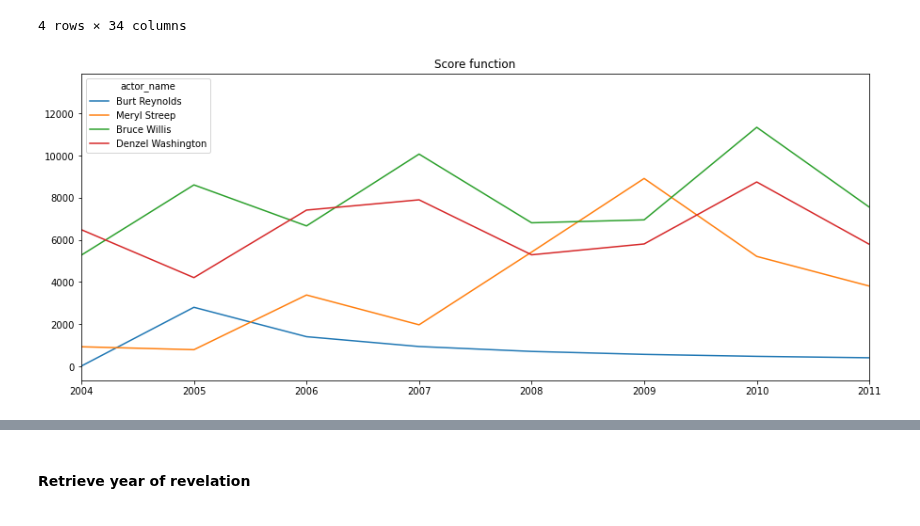
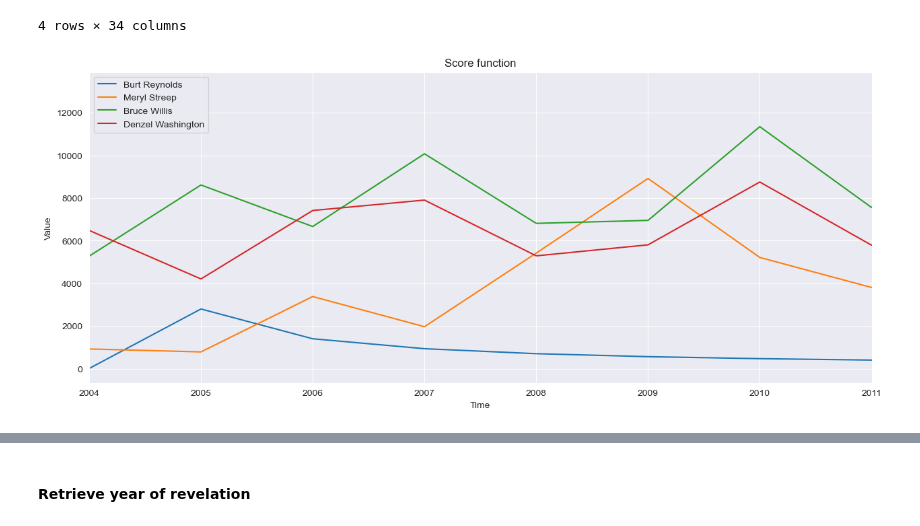
Before and after one commit to epfl-ada/ada-2022-project-dadalife, a Jupyter notebook: preprocessing.ipynb, the cells around one changed output, grey strips where cells are left out. Drawn from its saved outputs; the diff is of its cells as text; code cells hidden in the pictures.

```diff
--- a/preprocessing.ipynb
+++ b/preprocessing.ipynb
@@ -32,10 +32,12 @@ HTML("""
 # 1. Load the CMU data
 # %%
 DATA_PATH = './raw_data'
+IMAGE_PATH = './images'
 CHAR_PATH = os.path.join(DATA_PATH, 'character.metadata.tsv')
 ETHNICITIES_PATH = os.path.join(DATA_PATH, 'ethnicities.csv')
 MOVIE_PATH = os.path.join(DATA_PATH, 'movie.metadata.tsv')
 THE_NUMBERS_PATH = os.path.join(DATA_PATH, 'actors_xxxx_the_numbers')
+GOOGLE_TREND_PATH = os.path.join(DATA_PATH, 'google_trends_to_python.csv')
 # %% [markdown]
 ## 1.1 Characters dataset
 # %%
@@ -446,14 +446,16 @@ feature_wiki_ID = {
 
 def get_freebase_feature_movie(row, value, op, n_lim, feature):
     """
-    Euuuh does Freebase stuff out of other stuff.
+    Queries Freebase to get some features about a movie, to check correctness of some weird looking data.
 
-    :param row:
-    :param value:
-    :param op:
-    :param n_lim:
-    :param feature:
-    :return:
+    :param row: Entry of DataFrame representing a movie
+    :param value: Value in our dataset, is the value of the given feature of the movie
+    :param op: Operator to set a limit to which comparisons to make
+    :param n_lim: Actual limit, so we don't check every single movie.
+    :param feature: Which Freebase feature to check
+    :return: The updated value if there was a mistake in our dataset
+
+    Example: get_freebase_feature_movie(row, row['m_runtime'], '<', 5, 'runtime') will check whether movies that appear to have a duration of less than 5 minutes actually do.
     """
 
     ops = {
@@ -766,14 +770,14 @@ There are 0 actors that appear twice in the same year.
 # %%
 number_actors_per_year = []
 df_ratings_all_years = actors_rating[0].set_index('actor_name')[['popularity']]
-df_ratings_all_years.iloc[[78]]
-df_ratings_all_years.set_axis([*df_ratings_all_years.columns[:-1], int('{}'.format(1980))], axis=1, inplace=True)
+df_ratings_all_years = df_ratings_all_years.set_axis([*df_ratings_all_years.columns[:-1], int('{}'.format(1980))], axis=1, copy=False)
+
 for i in range(len(tab_years) - 1):
     number_actors_per_year.append((len(actors_rating[i + 1])))
     df_ratings_all_years = pd.concat(
         [df_ratings_all_years, actors_rating[i + 1].set_index('actor_name')[['popularity']]], axis=1)
-    df_ratings_all_years.set_axis([*df_ratings_all_years.columns[:-1], int('{}'.format(i + 1 + 1980))], axis=1,
-                                  inplace=True)
+    df_ratings_all_years = df_ratings_all_years.set_axis([*df_ratings_all_years.columns[:-1], int('{}'.format(i + 1 + 1980))], axis=1,
+                                  copy=False)
 df_ratings_all_yearsT = df_ratings_all_years.T
 
 ACTORS = list(df_ratings_all_yearsT)  # all the actors present in the numbers dataset
@@ -1083,7 +1086,7 @@ def compute_weight(row):
     weights = row[nb_movies]
     for i, year_out in enumerate(list_scores):
         one_year = 0
-        for dist, (score, weight) in enumerate(zip(list_scores[i:], weights[i:]), start=1):
+        for dist, (score, weight) in enumerate(zip(list_scores.iloc[i:], weights.iloc[i:]), start=1):
             one_year = one_year + score * weight / dist
         actor_score_weighted.append(one_year)
     actor_score_weighted.reverse()
@@ -1123,14 +1126,24 @@ df_yearly_decayed.loc[filter_conditions]
 # %%
 a = df_yearly_decayed.loc[filter_conditions].T
 a.columns = a.iloc[0]
+a = a.iloc[1:, :]
 
-a = a.iloc[1:, :]
-a.plot(figsize=(15, 6))
+fig, ax = plt.subplots(figsize=(15, 6))
+
+plt.plot(a)
+plt.legend(['Burt Reynolds', 'Meryl Streep', 'Bruce Willis', 'Denzel Washington'], loc=2)
 plt.xlim(2004, 2011)
 plt.title("Score function")
+plt.xlabel('Time')
+plt.ylabel('Value')
 plt.show()
+
+image_format = 'svg'
+image_name = os.path.join(IMAGE_PATH, 'score.svg')
+
+fig.savefig(image_name, format=image_format, dpi=1200)
 # %% [output]
-[figure, old version]
+[figure, new version]
 # %%
 nb_new_actors = dict()
 for y in df_yearly_decayed.columns[1:]:
```
Also changed, not shown: parts of 28 cells of this notebook, 4 other files.
